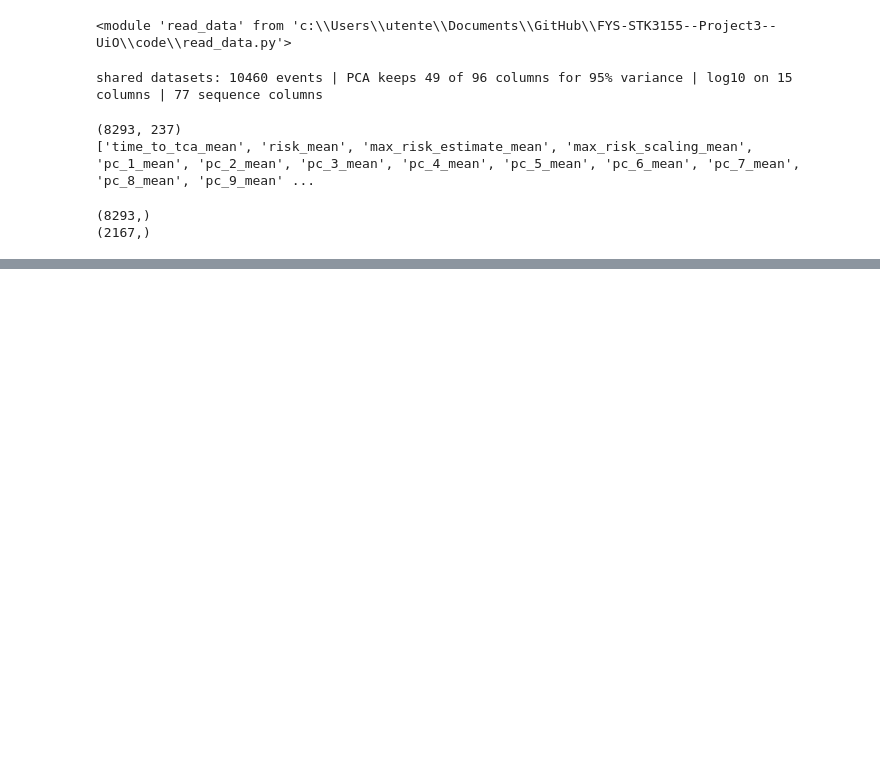
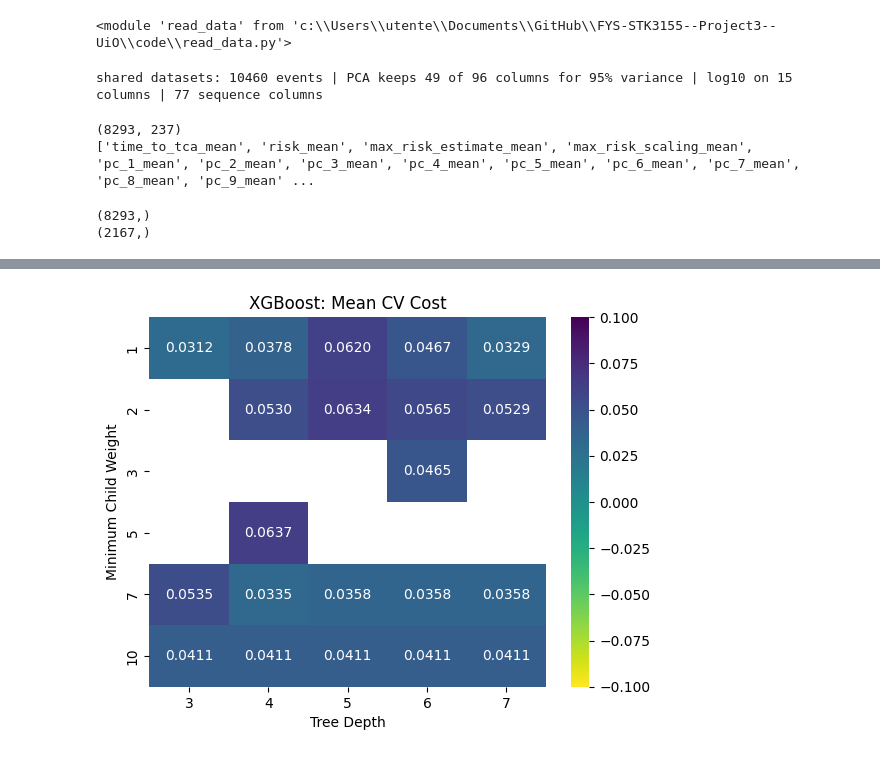
Before and after one commit to kevintannum/FYS-STK3155--Project3--UiO, a Jupyter notebook: code/XGBoost_reboot.ipynb, the cells around one changed output, grey strips where cells are left out. Drawn from its saved outputs; the diff is of its cells as text; code cells hidden in the pictures; blank space fills up the shorter version.

```diff
--- a/code/XGBoost_reboot.ipynb
+++ b/code/XGBoost_reboot.ipynb
@@ -107,0 +144,23 @@ Fold 4: Cost = 0.02857
+# %%
+min_child_weights = [1,2,3,5,7,10]
+depths=[3,4,5,6,7]
+
+results = np.full((len(min_child_weights), len(depths)), np.nan)
+
+for i, mc in enumerate(min_child_weights):
+    for j, d in enumerate(depths):
+
+        model = XGBClassifier(
+            n_estimators=75,
+            max_depth=d,
+            learning_rate=0.4,
+            min_child_weight=mc,
+            scale_pos_weight=1,
+            random_state=42
+        )
+
+        print(mc, d)
+
+        results[i, j] = read_data.run_cv(
+            model, X_train, y_train, cv_folds
+        )
@@ -107,0 +185,16 @@ Fold 4: Cost = 0.02857
+# %%
+sns.heatmap(
+    results,
+    annot=True,
+    fmt=".4f",
+    xticklabels=depths,
+    yticklabels=min_child_weights,
+    cmap="viridis_r"
+)
+
+plt.xlabel("Tree Depth")
+plt.ylabel("Minimum Child Weight")
+plt.title("XGBoost: Mean CV Cost")
+plt.show()
+# %% [output]
+[figure, added]
```
Also changed, not shown: parts of 16 cells of this notebook.
